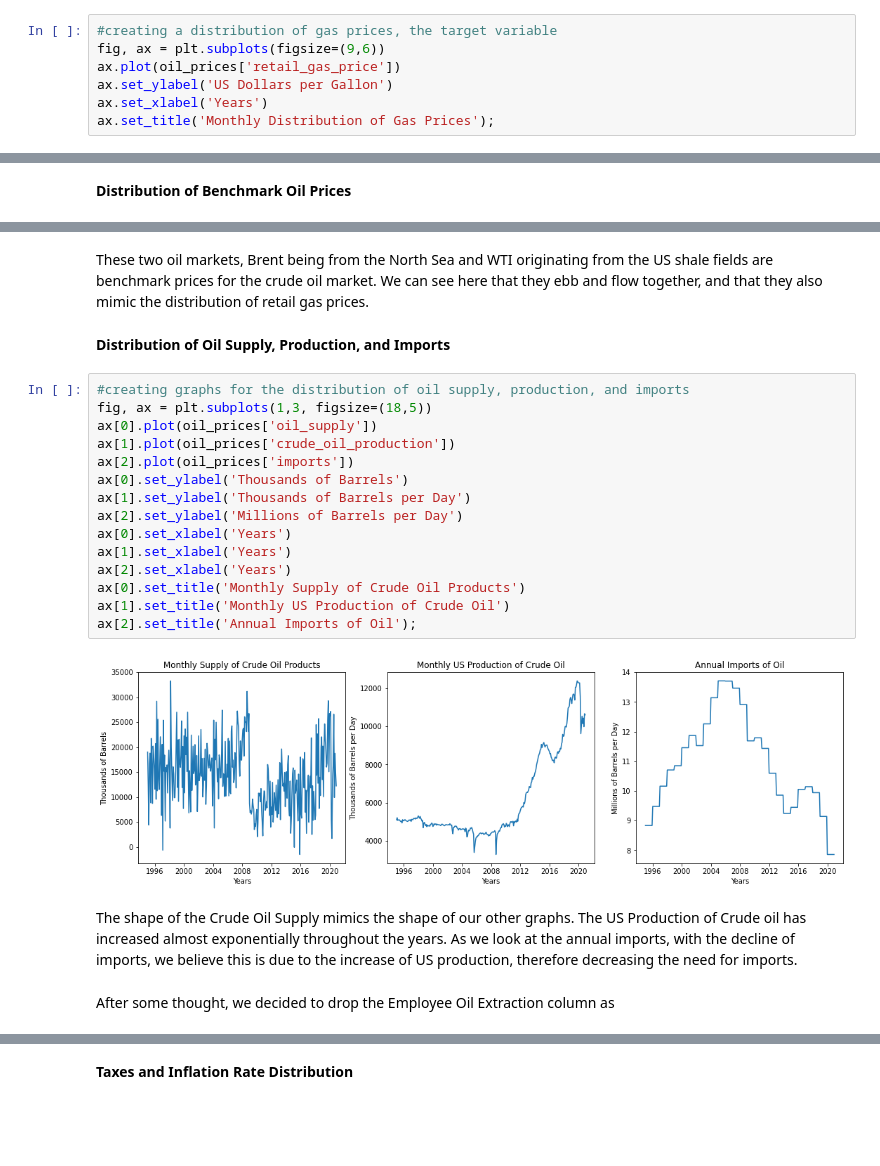
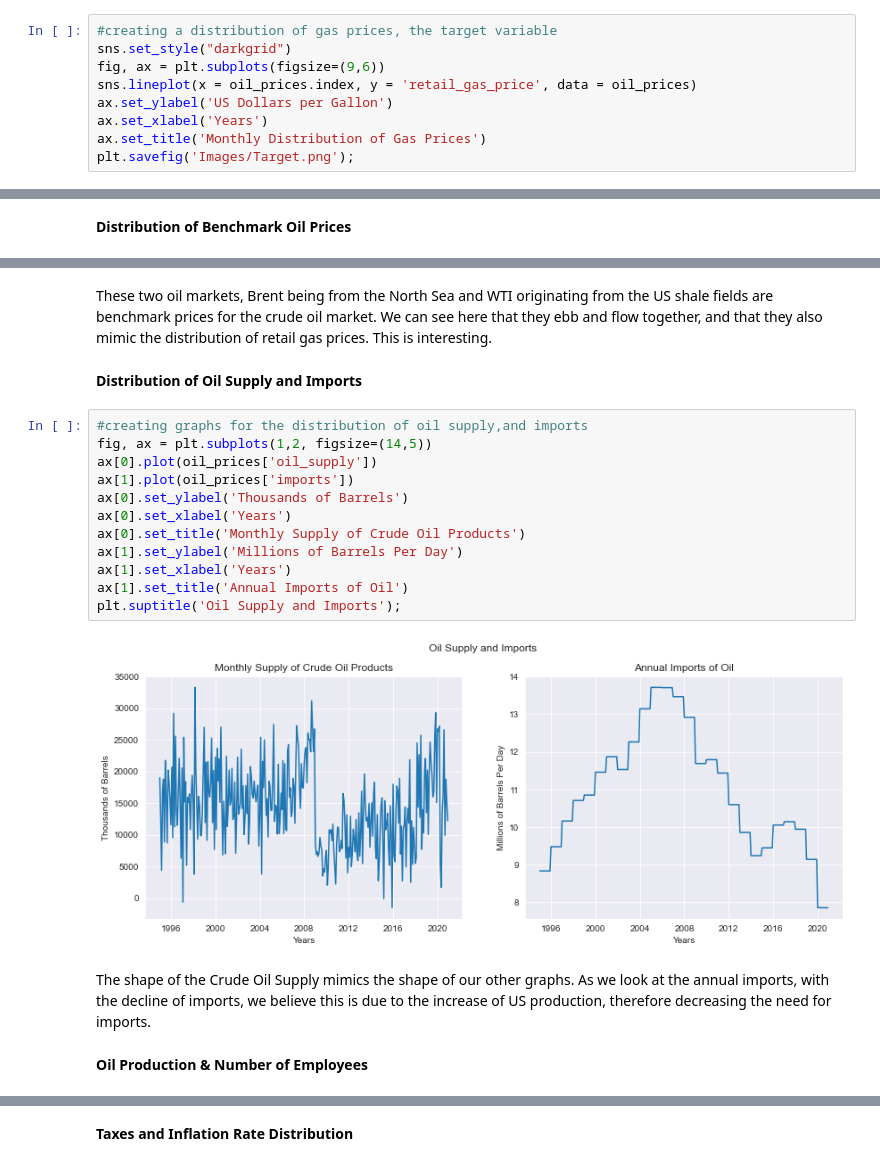
Before and after one commit to zachagreenberg/GasPrices, a Jupyter notebook: Project_Notebook.ipynb, the cells around one changed output, grey strips where cells are left out. Cells and saved outputs as stored; diff of their text form; blank space fills up the shorter version.

```diff
--- a/Project_Notebook.ipynb
+++ b/Project_Notebook.ipynb
@@ -199,9 +203,11 @@ First we'll take a look at our target variable
 **Distribution of Gas Prices**
 # %%
 #creating a distribution of gas prices, the target variable
+sns.set_style("darkgrid")
 fig, ax = plt.subplots(figsize=(9,6))
-ax.plot(oil_prices['retail_gas_price'])
+sns.lineplot(x = oil_prices.index, y = 'retail_gas_price', data = oil_prices)
 ax.set_ylabel('US Dollars per Gallon')
 ax.set_xlabel('Years')
-ax.set_title('Monthly Distribution of Gas Prices');
+ax.set_title('Monthly Distribution of Gas Prices')
+plt.savefig('Images/Target.png');
 # %% [output]
@@ -228,25 +235,22 @@ plt.suptitle('Benchmark Oil Prices');
 # %% [markdown]
-These two oil markets, Brent being from the North Sea and WTI originating from the US shale fields are benchmark prices for the crude oil market. We can see here that they ebb and flow together, and that they also mimic the distribution of retail gas prices.
+These two oil markets, Brent being from the North Sea and WTI originating from the US shale fields are benchmark prices for the crude oil market. We can see here that they ebb and flow together, and that they also mimic the distribution of retail gas prices. This is interesting.
 # %% [markdown]
-**Distribution of Oil Supply, Production, and Imports**
+**Distribution of Oil Supply and Imports**
 # %%
-#creating graphs for the distribution of oil supply, production, and imports
-fig, ax = plt.subplots(1,3, figsize=(18,5))
+#creating graphs for the distribution of oil supply,and imports
+fig, ax = plt.subplots(1,2, figsize=(14,5))
 ax[0].plot(oil_prices['oil_supply'])
-ax[1].plot(oil_prices['crude_oil_production'])
-ax[2].plot(oil_prices['imports'])
+ax[1].plot(oil_prices['imports'])
 ax[0].set_ylabel('Thousands of Barrels')
-ax[1].set_ylabel('Thousands of Barrels per Day')
-ax[2].set_ylabel('Millions of Barrels per Day')
 ax[0].set_xlabel('Years')
+ax[0].set_title('Monthly Supply of Crude Oil Products')
+ax[1].set_ylabel('Millions of Barrels Per Day')
 ax[1].set_xlabel('Years')
-ax[2].set_xlabel('Years')
-ax[0].set_title('Monthly Supply of Crude Oil Products')
-ax[1].set_title('Monthly US Production of Crude Oil')
-ax[2].set_title('Annual Imports of Oil');
+ax[1].set_title('Annual Imports of Oil')
+plt.suptitle('Oil Supply and Imports');
 # %% [output]
-[figure, old version]
+[figure, new version]
 # %% [markdown]
-The shape of the Crude Oil Supply mimics the shape of our other graphs. The US Production of Crude oil has increased almost exponentially throughout the years. As we look at the annual imports, with the decline of imports, we believe this is due to the increase of US production, therefore decreasing the need for imports.
+The shape of the Crude Oil Supply mimics the shape of our other graphs. As we look at the annual imports, with the decline of imports, we believe this is due to the increase of US production, therefore decreasing the need for imports.
-# %% [markdown]
-After some thought, we decided to drop the Employee Oil Extraction column as
+# %% [markdown]
+**Oil Production & Number of Employees**
```
Also changed, not shown: parts of 75 cells of this notebook.
